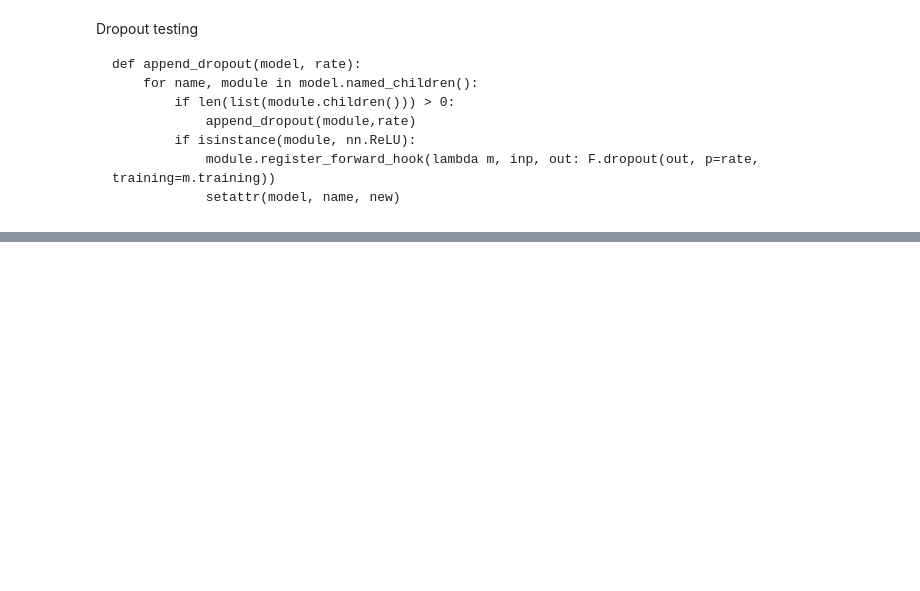
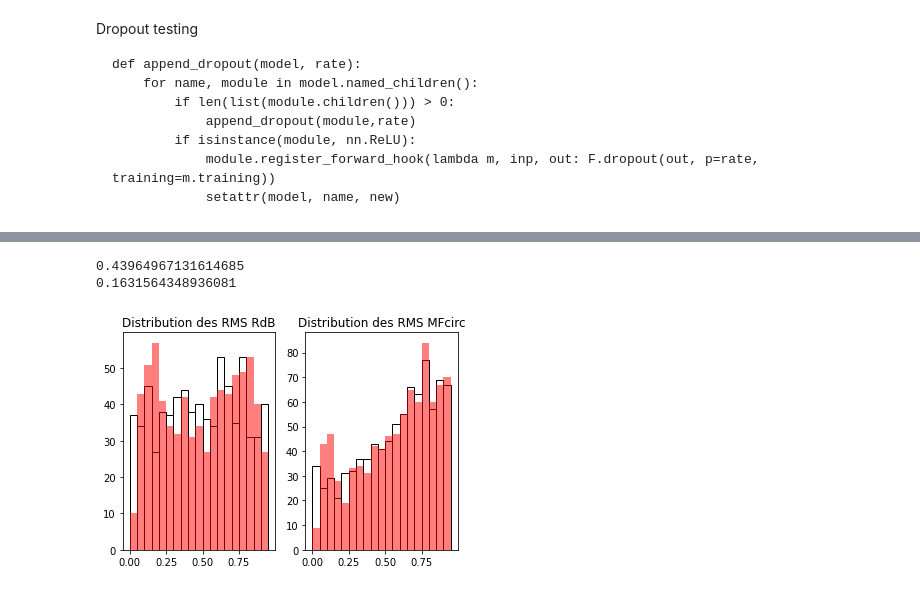
Before and after one commit to cbun1123/map_fit, a Jupyter notebook: Stage.ipynb, the cells around one changed output, grey strips where cells are left out. Drawn from its saved outputs; the diff is of its cells as text; code cells hidden in the pictures; blank space fills up the shorter version.

```diff
--- a/Stage.ipynb
+++ b/Stage.ipynb
@@ -287 +334,34 @@ trainer.fit(model=model)
+# %%
+# Loading best checkpoint and getting test loss
+#t_loss = trainer.test()[0].get('test_loss')
+
+# Get test data
+#X_test, y_test = testset.getData()
+#model.eval()
+#with torch.no_grad():
+#    y_pred = model(X_test)
+
+print(torch.abs(torch.div(y_pred-y_test,y_test)).mean().item())
+print(torch.abs(torch.div(y_pred-y_test,y_pred)).mean().item())
+
+# Define histogram binning
+lim = [0,1]
+nb = 20
+bins = np.arange(lim[0], lim[1], 1/nb)
+
+# Plot RMS distributions
+plt.title(f"Training loss : {t_loss:.3f}")
+plt.subplot(1,2,1)
+plt.hist(y_test[:,0], bins=bins, color='white', edgecolor='black')
+plt.hist(y_pred[:,0], bins=bins, color='red', alpha=0.5)
+plt.title("Distribution des RMS RdB")
+plt.subplot(1,2,2)
+plt.hist(y_test[:,1], bins=bins, color='white', edgecolor='black')
+plt.hist(y_pred[:,1], bins=bins, color='red', alpha=0.5)
+plt.title("Distribution des RMS MFcirc")
+plt.show()
+# %% [output]
+0.43964967131614685
+0.1631564348936081
+[figure, added]
 # %%
```
Also changed, not shown: parts of 7 cells of this notebook.
